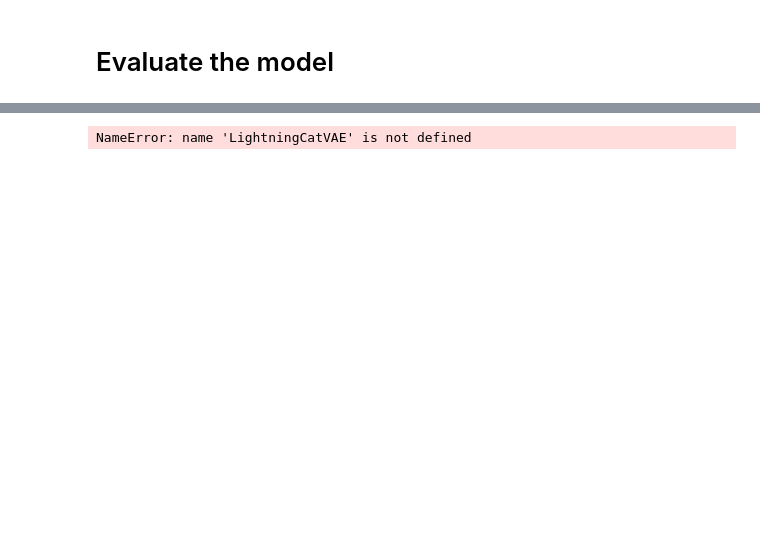
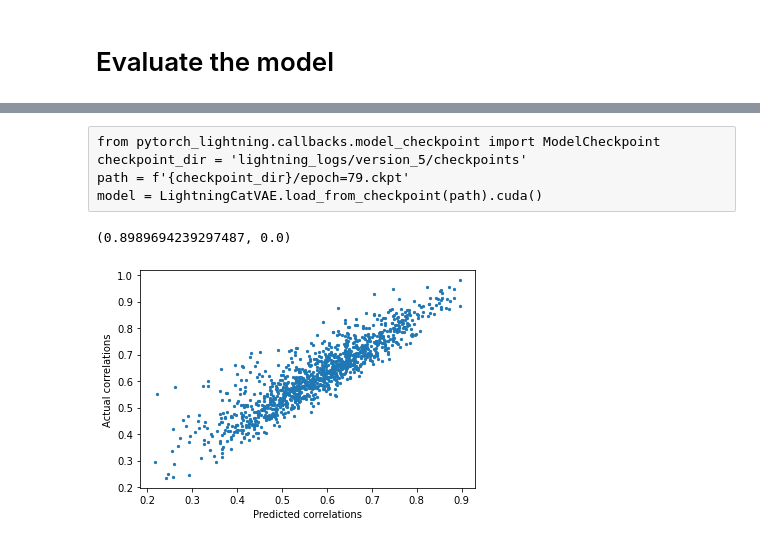
Before and after one commit to flatironinstitute/catvae, a Jupyter notebook: ipynb/vae-sim.ipynb, the cells around one changed output, grey strips where cells are left out. Saved outputs shown, nothing was run; the diff lists cells and outputs as text; code cells hidden in the pictures; blank space fills up the shorter version.

```diff
--- a/ipynb/vae-sim.ipynb
+++ b/ipynb/vae-sim.ipynb
@@ -20,7 +20,7 @@ torch.__version__
 # %%
 np.random.seed(0)
 k = 10
-sims = multinomial_bioms(k=k, D=50, N=250, M=100000)
+sims = multinomial_bioms(k=k, D=50, N=1000, M=50000)
 Y = sims['Y']
 parts = Y.shape[0] // 10
 samp_ids = list(map(str, range(Y.shape[0])))
@@ -43,20 +47,21 @@ sims['tree'].write('basis.nwk')
 # %% [markdown]
 # Train model
 # %%
+from pytorch_lightning.profiler import AdvancedProfiler
+
 output_dir = 'output'
 args = [
     '--train-biom', 'train.biom',
-    '--test-biom', 'train.biom',
-    '--val-biom', 'train.biom',
+    '--test-biom', 'test.biom',
+    '--val-biom', 'valid.biom',
     '--basis', 'basis.nwk',
     '--output-directory', output_dir,
-    '--epochs', '5000',
-    '--batch-size', '200',
+    '--epochs', '100',
+    '--batch-size', '50',
     '--num-workers', '10',
-    '--scheduler', 'steplr',
-    '--likelihood', 'multinomial',
+    '--scheduler', 'cosine',
     '--use-analytic-elbo', 'False',
-    '--learning-rate', '1e-3',
+    '--learning-rate', '1e-1',
     '--n-latent', str(k),
     '--gpus', '1'
 ]
@@ -68,12 +73,13 @@ parser.add_argument('--gpus', type=int)
 args = parser.parse_args(args)
 model = LightningLinearVAE(args)
 model.set_eigs(sims['eigvectors'], sims['eigs'])
+profiler = AdvancedProfiler()
 
 trainer = Trainer(
     max_epochs=args.epochs,
     gpus=args.gpus,
     check_val_every_n_epoch=10,
-    # profiler=profiler,
+    #profiler=profiler,
     fast_dev_run=False,
     # auto_scale_batch_size='power'
 )
@@ -113,24 +136,26 @@ trainer.model
-# %%
-from pytorch_lightning.callbacks.model_checkpoint import ModelCheckpoint
-checkpoint_dir = 'lightning_logs/version_73/checkpoints'
-path = f'{checkpoint_dir}/epoch=19.ckpt'
-model = LightningCatVAE.load_from_checkpoint(path).cuda()
-# %% [output]
-NameError: name 'LightningCatVAE' is not defined
+# %% [raw]
+from pytorch_lightning.callbacks.model_checkpoint import ModelCheckpoint
+checkpoint_dir = 'lightning_logs/version_5/checkpoints'
+path = f'{checkpoint_dir}/epoch=79.ckpt'
+model = LightningCatVAE.load_from_checkpoint(path).cuda()
 # %%
 #W = model.model.get_loadings()
 from scipy.stats import pearsonr
 import matplotlib.pyplot as plt
 from scipy.spatial.distance import pdist
 
 W = model.model.decoder.weight.detach().cpu().numpy()
 
 d_estW = pdist(W)
-dW = pdist(sims['W'])
-# we appear to be off by a factor of 2 -- where is this coming from?
-plt.scatter(dW, d_estW)
-plt.plot(np.linspace(0, 4), np.linspace(0, 4), 'r')
+simW = sims['W'] / np.sqrt(sims['eigs'])
+dW = pdist(simW)
+
+plt.scatter(dW, d_estW, s=5)
+#plt.plot(np.linspace(0, 4), np.linspace(0, 4), 'r')
 plt.xlabel('Predicted correlations')
 plt.ylabel('Actual correlations')
 
 print(pearsonr(dW, d_estW))
+# %% [output]
+(0.8989694239297487, 0.0)
+[figure, added]
```
Also changed, not shown: parts of 18 cells of this notebook, 4 other files.
